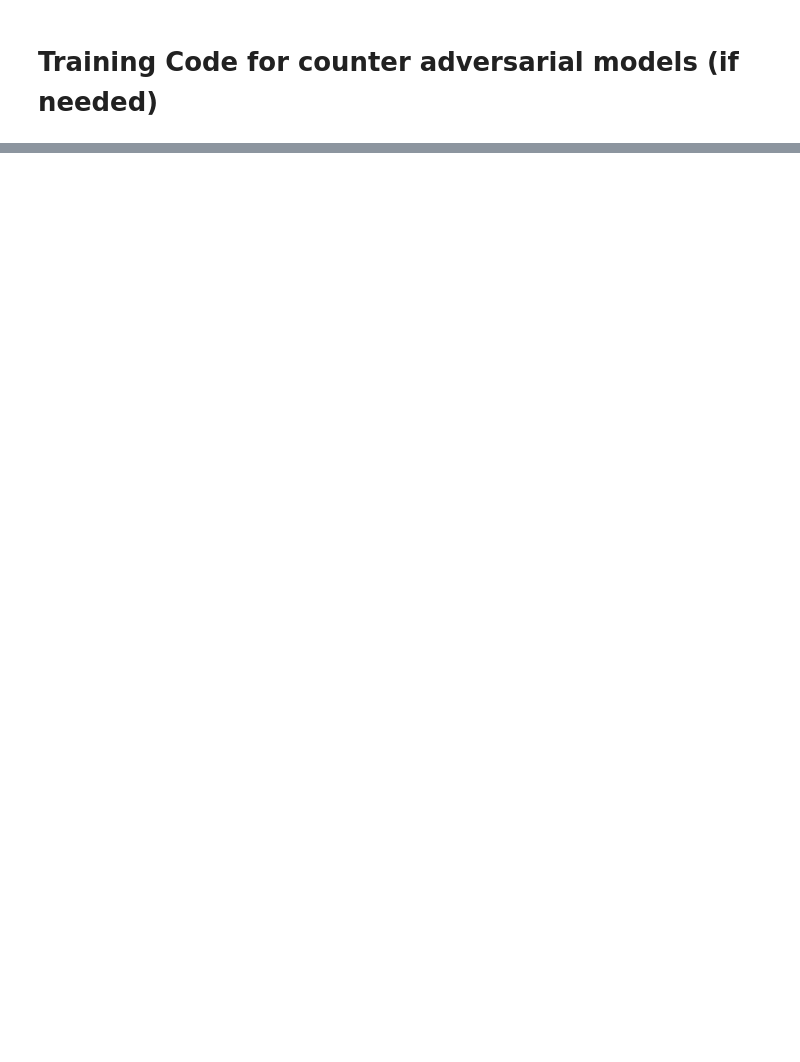
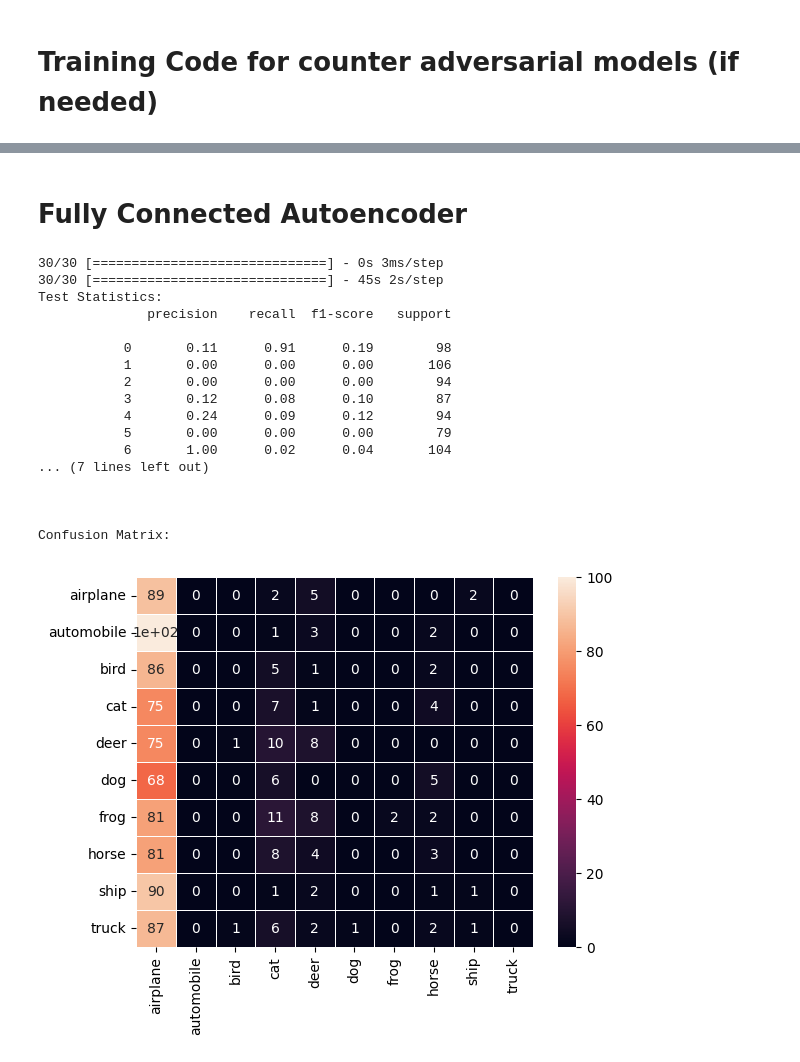
Before and after one commit to BGull00/CS525_Projects, a Jupyter notebook: COSC_525_FinalProject/analysis.ipynb, the cells around one changed output, grey strips where cells are left out. Drawn from its saved outputs; the diff is of its cells as text; code cells hidden in the pictures; blank space fills up the shorter version.

```diff
--- a/COSC_525_FinalProject/analysis.ipynb
+++ b/COSC_525_FinalProject/analysis.ipynb
@@ -390,0 +418,25 @@ RuntimeError: You must compile your model before training/testing. Use `model.co
+# %% [markdown]
+# Fully Connected Autoencoder
+# %%
+connect = tf.keras.models.load_model('./trained_fully_con')
+a = connect.predict(X_attacked_test)
+analysis(resnet, a*255, y_test)
+# %% [output]
+30/30 [==============================] - 0s 3ms/step
+30/30 [==============================] - 45s 2s/step
+Test Statistics:
+              precision    recall  f1-score   support
+
+           0       0.11      0.91      0.19        98
+           1       0.00      0.00      0.00       106
+           2       0.00      0.00      0.00        94
+           3       0.12      0.08      0.10        87
+           4       0.24      0.09      0.12        94
+           5       0.00      0.00      0.00        79
+           6       1.00      0.02      0.04       104
+... (7 lines left out)
+
+
+
+Confusion Matrix:
+[figure, added]
```
Also changed, not shown: parts of 17 cells of this notebook.
